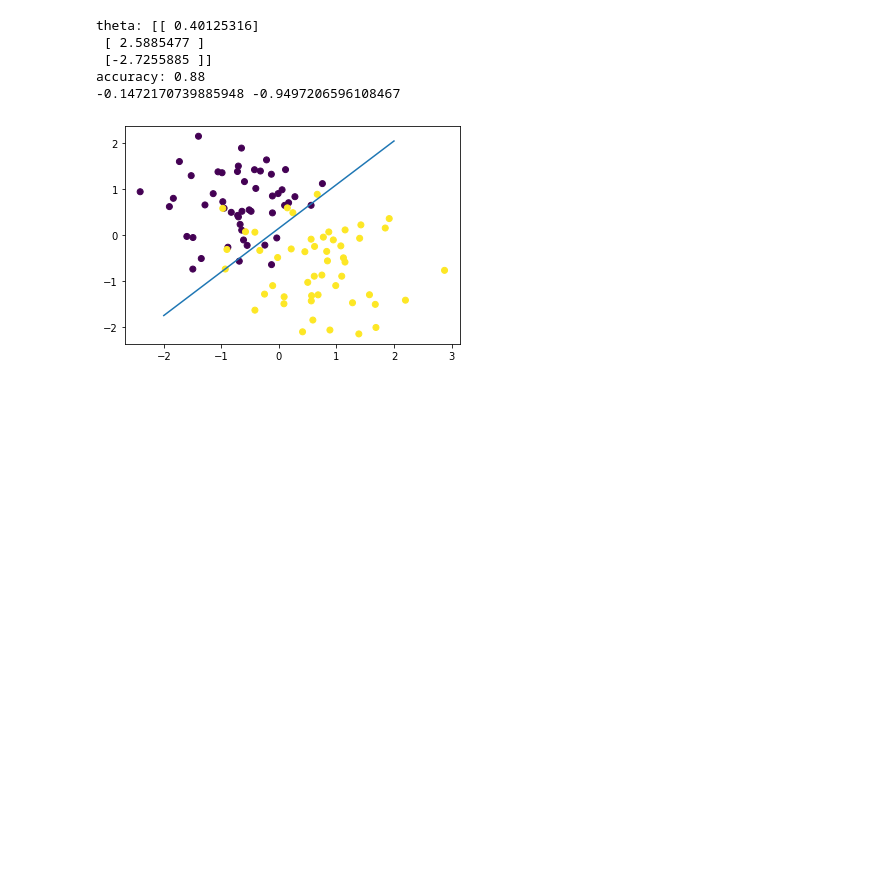
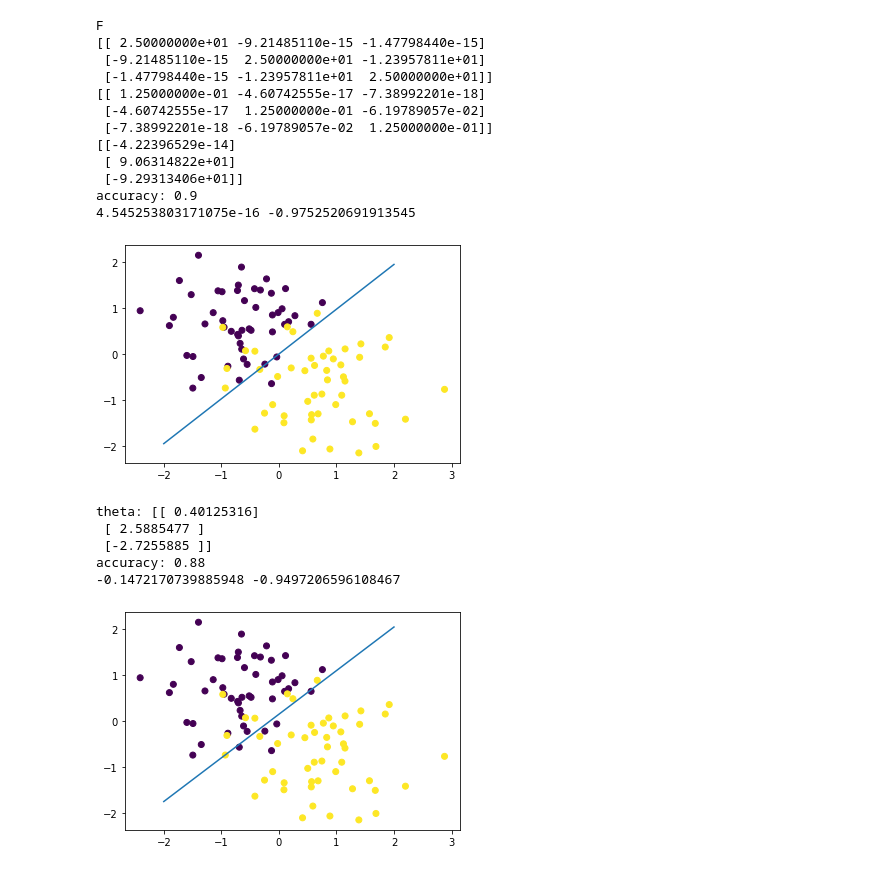
Before and after one commit to anirudhakulkarni/COL774, a Jupyter notebook: a1/q3.ipynb, the cells around one changed output. Cells and saved outputs as stored; diff of their text form; code cells hidden in the pictures; blank space fills up the shorter version.

```diff
--- a/a1/q3.ipynb
+++ b/a1/q3.ipynb
@@ -50,22 +50,32 @@ def logistic_regression(X,Y,alpha=0.1,threshold=0.00000001,max_iter=10000):
 
 # hessian calculation
 
-def hessian(x,Y):
+def hessian(x,Y,theta):
     h=h_theta(x,theta)
-    l_d=np.dot(x.T,(h-Y))
-    l_d_d=np.linalg.pinv(-np.dot(x.T,np.multiply(x,np.multiply(h,(1-h)))))
+    D=np.diag((h*(1-h)).flatten())
+    # print(D)
+    l_d=-np.dot(x.T,(Y-h))/(2*Y.shape[0])
+    # print(l_d)
+    print("F")
+    # print(x)
+    # print(np.dot(x.T,D)[-2])
+    print(np.dot(np.dot(x.T,D),x))
+
+    l_d_d=np.dot(np.dot(x.T,D),x)/(2*Y.shape[0])
+    print(l_d_d)
+
     return l_d,l_d_d
 
 # netwons method
-def netwons_method(X,Y,maxiter=10000,threshold=0.001):
+def netwons_method(X,Y,maxiter=10,threshold=0.001):
     theta=np.zeros((X.shape[1],1))
-    l_d,l_d_d=hessian(X,Y)
+    l_d,l_d_d=hessian(X,Y,theta)
     converged=False
     costvector=[-1]
     iter=0
     while not converged:
         iter+=1
-        theta = theta - np.dot(l_d_d,l_d)
+        theta = theta - np.dot(np.linalg.pinv(l_d_d),l_d)
         cost=get_cost(X,Y,theta)
         costvector.append(cost)
         if(cost<threshold or abs(costvector[-1]-costvector[-2])<threshold or iter>maxiter):
@@ -76,4 +86,29 @@ def get_accuracy(X,Y,theta):
     Y_pred=h_theta(X,theta)
     Y_pred=np.where(Y_pred>0.5,1,0)
     return np.mean(Y_pred==Y)
+X,Y=read_data()
+X=augment_intecept(X)
+# %%
+theta,costvector=netwons_method(X,Y,100,1e-9)
+x=np.linspace(-2,2,2)
+y=-(theta[0,0]+theta[1,0]*x)/theta[2,0]
+plt.plot(x,y)
+plt.scatter(X[:,1],X[:,2],c=Y)
+print(theta)
+print("accuracy:",get_accuracy(X,Y,theta))
+print(theta[0,0]/theta[2,0],theta[1,0]/theta[2,0])
+# %% [output]
+F
+[[ 2.50000000e+01 -9.21485110e-15 -1.47798440e-15]
+ [-9.21485110e-15  2.50000000e+01 -1.23957811e+01]
+ [-1.47798440e-15 -1.23957811e+01  2.50000000e+01]]
+[[ 1.25000000e-01 -4.60742555e-17 -7.38992201e-18]
+ [-4.60742555e-17  1.25000000e-01 -6.19789057e-02]
+ [-7.38992201e-18 -6.19789057e-02  1.25000000e-01]]
+[[-4.22396529e-14]
+ [ 9.06314822e+01]
+ [-9.29313406e+01]]
+accuracy: 0.9
+4.545253803171075e-16 -0.9752520691913545
+[figure, added]
 # %%
```
Also changed, not shown: parts of 4 cells of this notebook, 32 other files.
